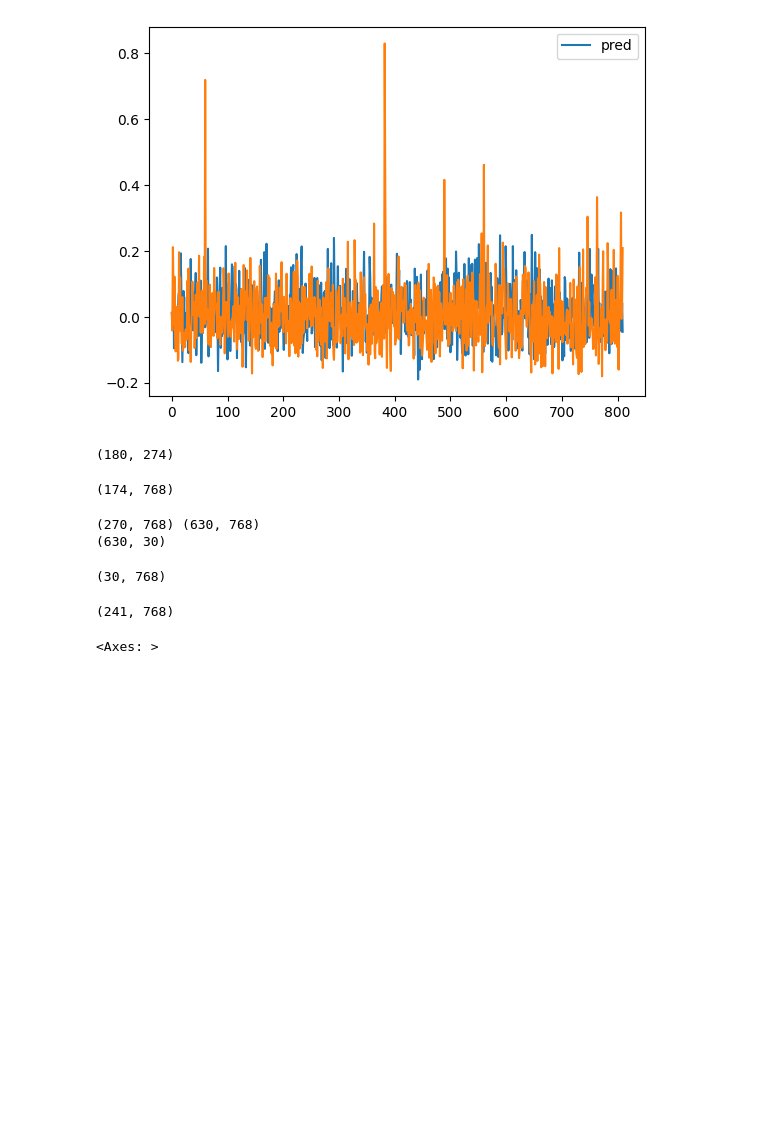
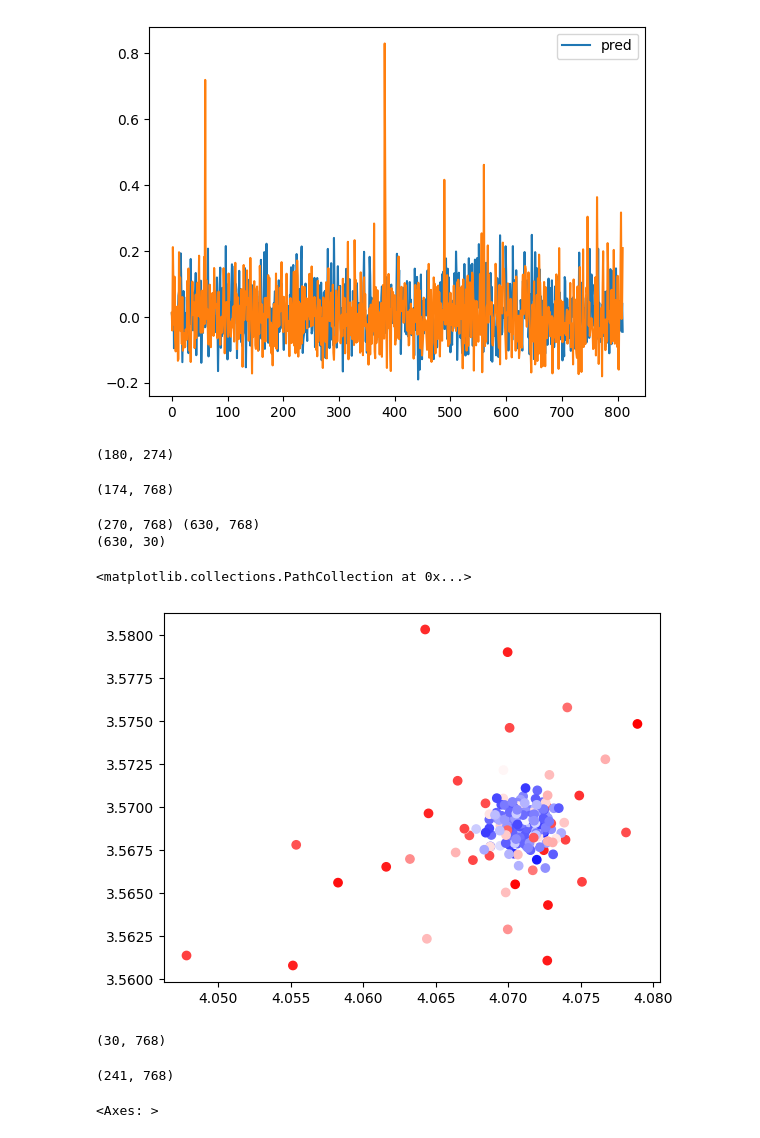
Before and after one commit to mariakesa/neural-computation-blog-python-code, a Jupyter notebook: Allen-Stimulus-Response/test.ipynb, the cells around one changed output. Cells and saved outputs as stored; diff of their text form; code cells hidden in the pictures; blank space fills up the shorter version.

```diff
--- a/Allen-Stimulus-Response/test.ipynb
+++ b/Allen-Stimulus-Response/test.ipynb
@@ -169,7 +169,7 @@ print("R-squared score:", r2)
 R-squared score: -0.33492874964871344
 # %%
 scores=[]
-for i in range(0,174):
+for i in range(0,y_test_movie.shape[0]):
     scores.append(r2_score(y_test_movie.T[:,i], predictions[:,i]))
     print(r2_score(y_test_movie.T[:,i], predictions[:,i]))
 # %% [output]
@@ -224,11 +224,17 @@ pca=PCA(n_components=30)
 trn=pca.fit_transform(train_embedding)
 print(train_embedding.shape, test_embedding.shape)
 tst=pca.transform(test_embedding)
+coef=pca.transform(regr.coef_)
 #print(tst.shape)
 print(tst.shape)
 # %% [output]
 (270, 768) (630, 768)
 (630, 30)
+# %%
+plt.scatter(coef[:,0],coef[:,1],c=scores, cmap='bwr')
+# %% [output]
+<matplotlib.collections.PathCollection at 0x...>
+[figure, added]
 # %%
 pca.components_.shape
 # %% [output]
```
Also changed, not shown: parts of 1 cell of this notebook.
